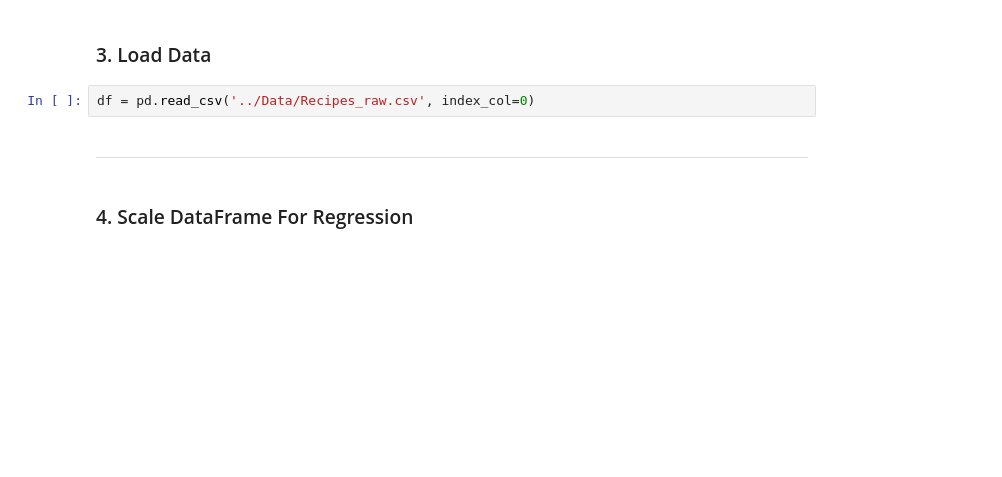
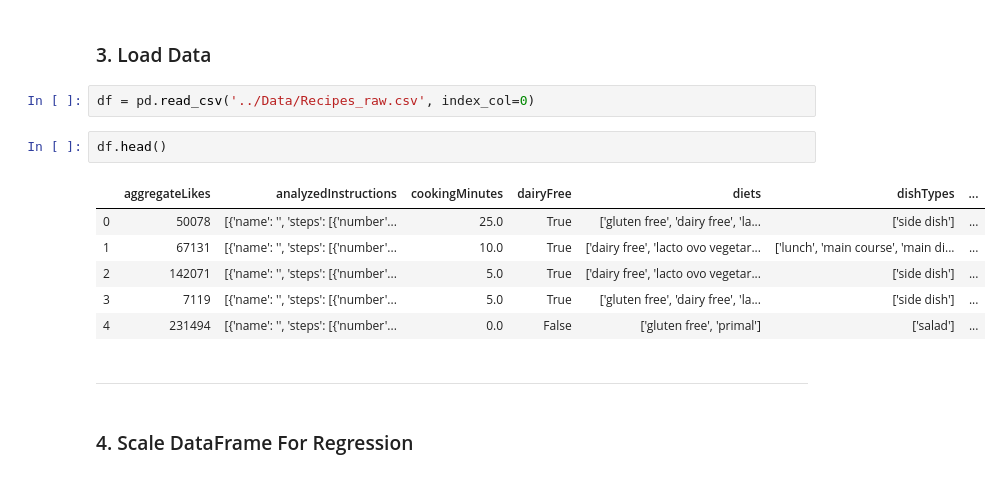
Before and after one commit to alexwcheng/recipe-webpage-ads, a Jupyter notebook: Jupyter_Notebooks/Logistic Regression Modeling - Alex.ipynb, the cells around one changed output. Saved outputs shown, nothing was run; the diff lists cells and outputs as text; blank space fills up the shorter version.

```diff
--- a/Jupyter_Notebooks/Logistic Regression Modeling - Alex.ipynb
+++ b/Jupyter_Notebooks/Logistic Regression Modeling - Alex.ipynb
@@ -40,6 +41,15 @@ ___
 ### 3. Load Data
 # %%
 df = pd.read_csv('../Data/Recipes_raw.csv', index_col=0)
+# %%
+df.head()
+# %% [output]
+|  | aggregateLikes | analyzedInstructions | cookingMinutes | dairyFree | diets | dishTypes | ... |
+| 0 | 50078 | [{'name': '', 'steps': [{'number'... | 25.0 | True | ['gluten free', 'dairy free', 'la... | ['side dish'] | ... |
+| 1 | 67131 | [{'name': '', 'steps': [{'number'... | 10.0 | True | ['dairy free', 'lacto ovo vegetar... | ['lunch', 'main course', 'main di... | ... |
+| 2 | 142071 | [{'name': '', 'steps': [{'number'... | 5.0 | True | ['dairy free', 'lacto ovo vegetar... | ['side dish'] | ... |
+| 3 | 7119 | [{'name': '', 'steps': [{'number'... | 5.0 | True | ['gluten free', 'dairy free', 'la... | ['side dish'] | ... |
+| 4 | 231494 | [{'name': '', 'steps': [{'number'... | 0.0 | False | ['gluten free', 'primal'] | ['salad'] | ... |
 # %% [markdown]
 ___
 # %% [markdown]
```
Also changed, not shown: parts of 13 cells of this notebook.
